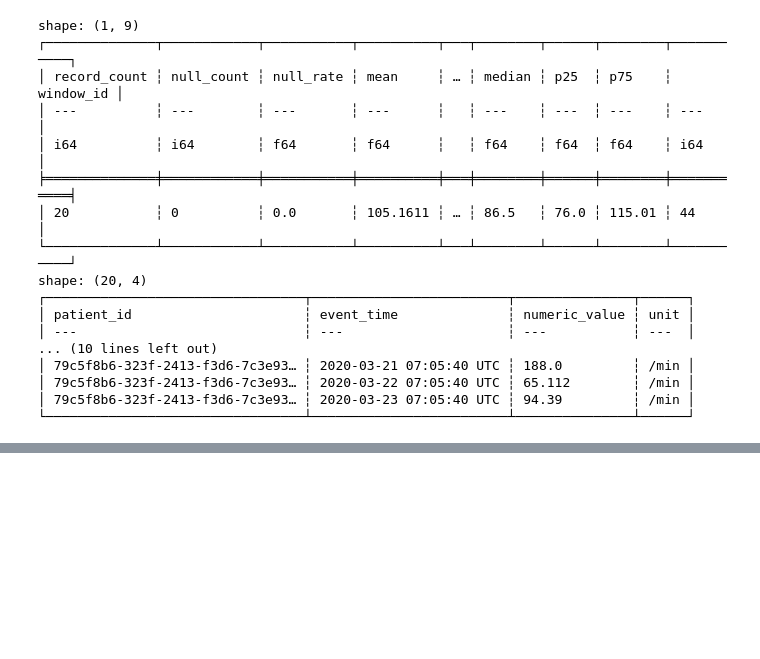
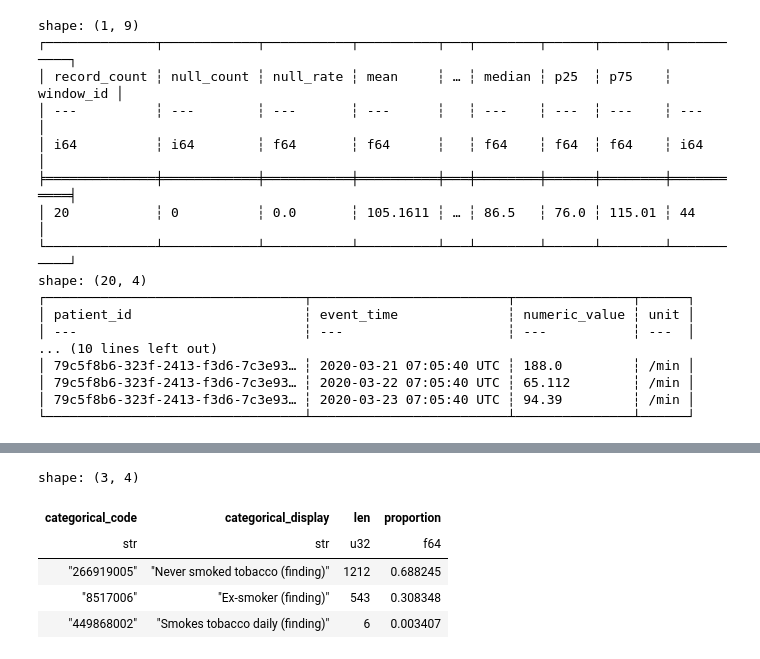
Before and after one commit to YaqeenData/sentinel, a Jupyter notebook: notebooks/01_data_exploration.ipynb, the cells around one changed output, grey strips where cells are left out. Saved outputs shown, nothing was run; the diff lists cells and outputs as text; code cells hidden in the pictures; blank space fills up the shorter version.

```diff
--- a/notebooks/01_data_exploration.ipynb
+++ b/notebooks/01_data_exploration.ipynb
@@ -657,0 +800,27 @@ shape: (20, 4)
+# %%
+smoking_status = (
+    df
+    .filter(
+        (pl.col("code") == "72166-2")
+        & (pl.col("categorical_code").is_not_null())
+    )
+    .group_by([
+        "categorical_code",
+        "categorical_display",
+    ])
+    .len()
+    .with_columns(
+        (pl.col("len") / pl.col("len").sum())
+        .alias("proportion")
+    )
+    .sort("len", descending=True)
+)
+
+display(smoking_status)
+# %% [output]
+shape: (3, 4)
+| categorical_code | categorical_display | len | proportion |
+| str | str | u32 | f64 |
+| "266919005" | "Never smoked tobacco (finding)" | 1212 | 0.688245 |
+| "8517006" | "Ex-smoker (finding)" | 543 | 0.308348 |
+| "449868002" | "Smokes tobacco daily (finding)" | 6 | 0.003407 |
```
Also changed, not shown: parts of 5 cells of this notebook, 32 other files.
